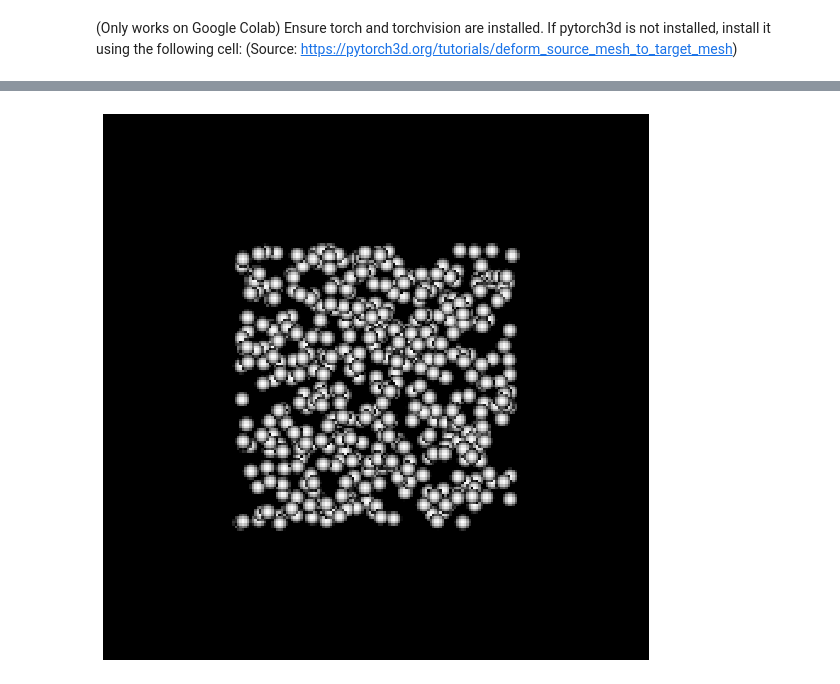
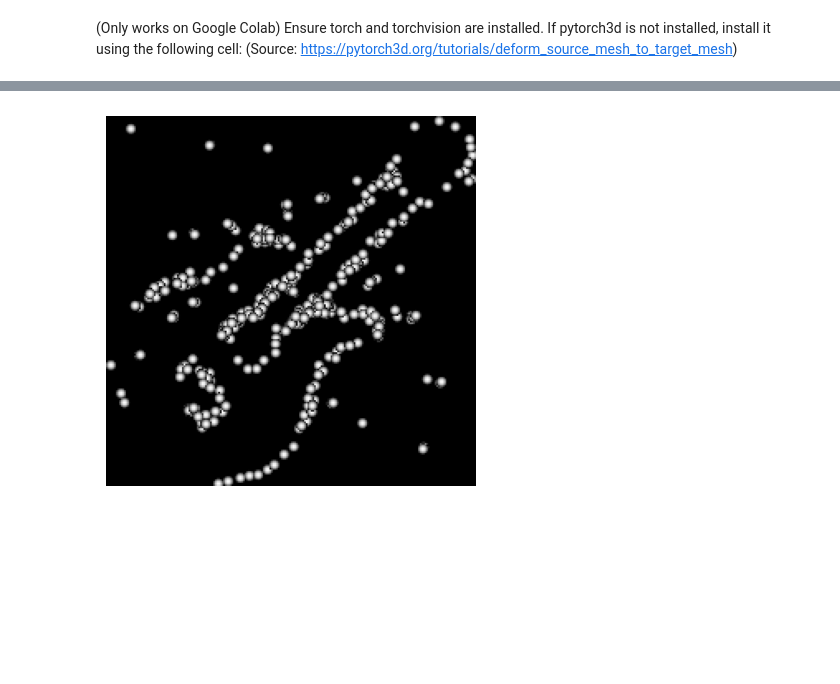
Before and after one commit to UFO-101/PerspectivePointCloud, a Jupyter notebook: train_point_cloud.ipynb, the cells around one changed output, grey strips where cells are left out. Drawn from its saved outputs; the diff is of its cells as text; code cells hidden in the pictures; blank space fills up the shorter version.

```diff
--- a/train_point_cloud.ipynb
+++ b/train_point_cloud.ipynb
@@ -88,14 +88,14 @@ layer = img_model._modules.get('avgpool')
 img_model.eval()
 
 transforms_pil = Compose([
-    Resize(256),
-    CenterCrop(224),
+    Resize(IMAGE_SIZE),
+    # CenterCrop(224),
     ToTensor(),
     Normalize(mean=[0.485, 0.456, 0.406], std=[0.229, 0.224, 0.225]),
 ])
 transforms_tensor = Compose([
-    Resize(256),
-    CenterCrop(224),
+    Resize(IMAGE_SIZE),
+    # CenterCrop(224),
     Normalize(mean=[0.485, 0.456, 0.406], std=[0.229, 0.224, 0.225]),
 ])
 
@@ -141,7 +141,13 @@ img_arr = ['cat_face_line_drawing.jpeg', 'dog_face.jpeg', 'guitar.jpeg']
 # print('cat_vec', cat_vec)
 img_tensors = []
 for img_name in img_arr:
-    img = Image.open(img_name)
+    img = Image.open(f'images/{img_name}')
     img_tensor = transforms_pil(img).permute(1, 2, 0).unsqueeze(0).to(device).requires_grad_(True)
     img_tensors.append(img_tensor)
 img_tensor = torch.cat(img_tensors, dim=0)
+
+fig, axs = plt.subplots(1, 3, figsize=(15, 5))
+for axs, image in zip(axs, img_tensor):
+    img = image[..., :3].clone().detach().cpu().numpy()
+    axs.imshow(img)
+    axs.axis("off")
@@ -148,65 +159,83 @@ img_tensor = torch.cat(img_tensors, dim=0)
 # %%
-num_points = 1000
-size = 1
-verts = (torch.rand(num_points, 3) * size) - (size/2)
+num_points = 500
+init_size = 8
+verts = (torch.rand(num_points, 3) * init_size) - (init_size/2)
 rgb = torch.ones(num_points, 3).to(device)
-# transform = ToPILImage()
 
 class Model(torch.nn.Module):
     def __init__(self, verts, rgb):
         super().__init__()
-        camera_pos = torch.Tensor([[0, 0, 15], [15, 0, 0], [0, 15, 0]])
-        R = look_at_rotation(camera_pos)
-        # R, T = look_at_view_transform(dist=[15, 15, 15], elev=[0, 0, 90], azim=[0, 90, 0])
-        # R, T = look_at_view_transform(dist=torch.tensor([15, 15]), elev=torch.tensor([10, 10]), azim=torch.Tensor([0, 90]))
-        cameras = FoVOrthographicCameras(device=device, R=R, znear=0.01)
-        # cameras = FoVPerspectiveCameras(device=device, R=R, T=T, znear=0.01, fov=60)
+        camera_poses = torch.Tensor([[10, 0, 0], [0, 10, 0]])
+        R, T = look_at_view_transform(eye=camera_poses, at=((0, 0, 0), ), up=((0, 0, 1), ))
+        R_vert, T_vert = look_at_view_transform(eye=torch.Tensor([[0, 0, 10]]), at=((0, 0, 0), ), up=((1, 0, 0), ))
+        R, T = torch.cat([R, R_vert], dim=0), torch.cat([T, T_vert], dim=0)
+        # cameras = FoVOrthographicCameras(device=device, R=R, znear=0.01)
+        cameras = FoVPerspectiveCameras(device=device, R=R, T=T, znear=0.1, fov=60)
         raster_settings = PointsRasterizationSettings(image_size=IMAGE_SIZE, radius = 0.03, points_per_pixel = 1)
-        # Create a points renderer by compositing points using an alpha compositor (nearer points are weighted more heavily). See [1] for an explanation.
         rasterizer = PointsRasterizer(cameras=cameras, raster_settings=raster_settings)
-        self.renderer = PointsRenderer(
-            rasterizer=rasterizer,
-            compositor=AlphaCompositor()
-        )
+        self.renderer = PointsRenderer( rasterizer=rasterizer, compositor=AlphaCompositor()) # with AlphaCompositor nearer points are weighted more
         self.verts = torch.nn.Parameter(verts, requires_grad=True)
         # self.rgb = torch.nn.Parameter(rgb, requires_grad=True)
         self.rgb = rgb.to(device)
 
-    def forward(self, i):
+    def forward(self, i, print_every=100):
+        show = i % print_every == 0
         point_cloud = Pointclouds(points=self.verts.repeat(len(img_arr), 1, 1), features=self.rgb.repeat(len(img_arr), 1, 1))
         images = self.renderer(point_cloud)
 
-        total_dist = torch.linalg.norm(self.verts, dim=1, ord=2)
-        avg_total_dist = torch.mean(total_dist)
+        avg_dist_from_origin = torch.linalg.norm(self.verts, dim=1, ord=2).mean()
+        # avg_dist_loss = torch.mean(total_dist)
+
+        pairwise_dist = torch.cdist(self.verts, self.verts, p=1) #, compute_mode='use_mm_for_euclid_dist')
+        show and print('pairwise_dist.shape', pairwise_dist.shape, pairwise_dist[:5, :5])
+        # Get the 10 nearest neighbors for each point
+        nearest_neighbors = pairwise_dist.topk(30, dim=1, largest=False, sorted=True)[0]
+        show and print('nearest_neighbors', nearest_neighbors.shape, nearest_neighbors[:5, :5])
+        EXCLUDE_CLOSEST_N = 3
+        # Remove the EXCLUDE_CLOSEST_N closest neighbors (the point itself and its two closest neighbors) and take the mean
+        near_neighbors_avg_dist = nearest_neighbors[:, EXCLUDE_CLOSEST_N:].mean(dim=1)
+        show and print('near_neighbors_avg_dist', near_neighbors_avg_dist.shape, near_neighbors_avg_dist[:5])
+        avg_near_neighbors_dist = near_neighbors_avg_dist.nanmean() * 0.1
+        show and print('avg_near_neighbors_dist', avg_near_neighbors_dist.shape, avg_near_neighbors_dist.item())
+
+        # min_pairwise_dist = pairwise_dist.min()
+        # print('min_pairwise_dist', min_pairwise_dist.shape, min_pairwise_dist)
+        # avg_min_pairwise_dist = min_pairwise_dist.mean()
+        # print('avg_min_pairwise_dist', avg_min_pairwise_dist.shape, avg_min_pairwise_dist)
+        # avg_pairwise_dist = torch.mean(pairwise_dist)
 
         if True or i < 0:
-            loss = -torch.abs(images - img_tensor).sum() / 500
+            image_diff = -torch.abs(images - img_tensor).sum() / 50000
             # print('loss 1', loss.item())
         else:
             # vec = img2vec.get_vec(transform(images[0].permute(2, 0, 1)), tensor=True).requires_grad_(True)
             vec = get_vector(images[0].permute(2, 0, 1)).requires_grad_(True)
             loss = cosine_similarity(img_vec, vec, dim=0)
 
-        loss += avg_total_dist
-        # print('loss 2', loss.item())
+        loss = image_diff - avg_near_neighbors_dist
+        show and print('image diff', image_diff.item(), 'avg dist from origin', avg_dist_from_origin.item(), 'avg near neighbors dist', avg_near_neighbors_dist.item(), 'total loss', loss.item())
 
         return loss, images, self.verts
 
 model = Model(verts=verts, rgb=rgb).to(device)
 optimizer = torch.optim.Adam(model.parameters(), lr=0.05)
 
+print_every = 500
 
-for i in range(700):
-    loss, images, _ = model(i)
+for i in range(5000 + 1):
+    loss, images, _ = model(i, print_every)
 
     optimizer.zero_grad()
     loss.backward()
     optimizer.step()
 
-    if i % 50 == 0:
+    if i % print_every == 0:
         print('i:', i, 'loss', loss.item())
+        # 3 subplots
+        # fig, axs = plt.subplots(1, 3, figsize=(15, 5))
+        # for axs, image in zip(axs, images):
         for image in images:
-            plt.figure(figsize=(10, 10))
-            plt.imshow(image[..., :3].clone().detach().cpu().numpy())
+            img = image[..., :3].clone().detach().cpu().numpy()
+            plt.imshow(img)
             plt.axis("off")
 # %% [output]
@@ -227 +259 @@ i: 650 loss -1985.4124755859375
-[figure, old version]
+[figure, new version]
```
Also changed, not shown: parts of 6 cells of this notebook, 1 other file.
